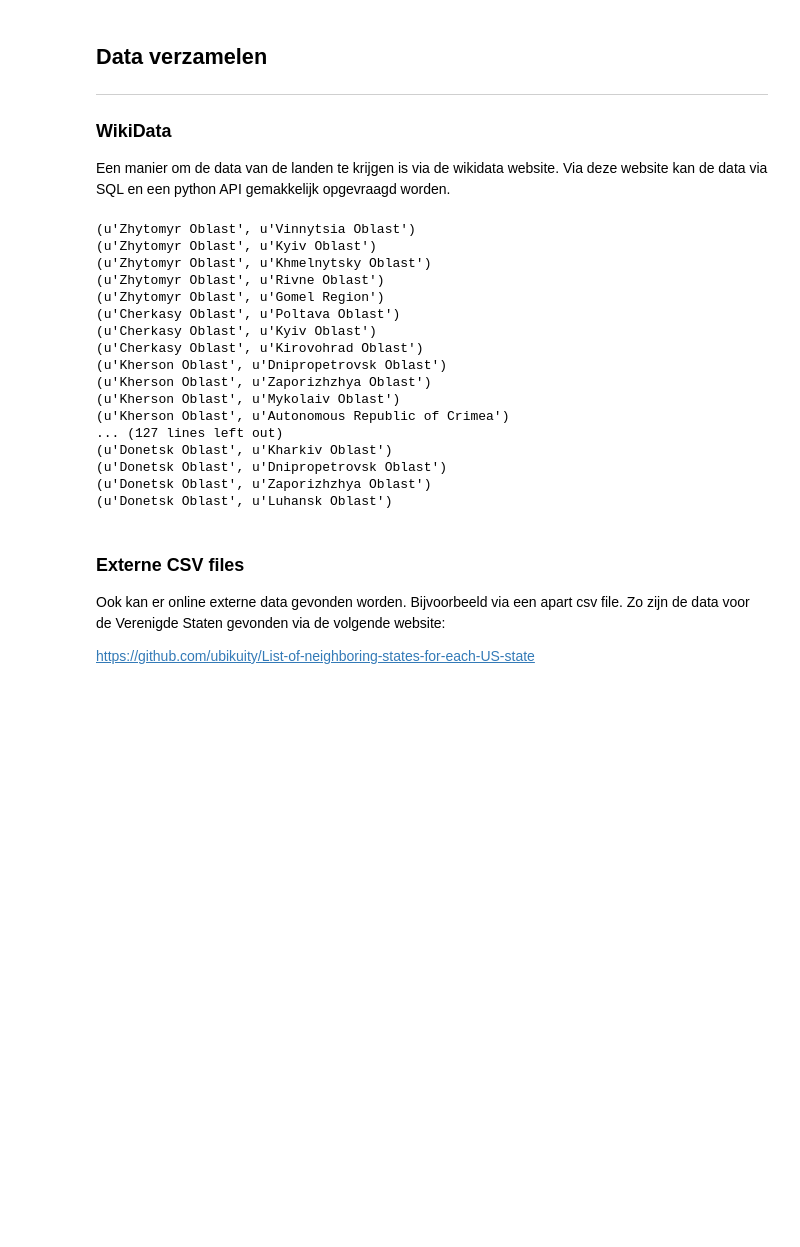
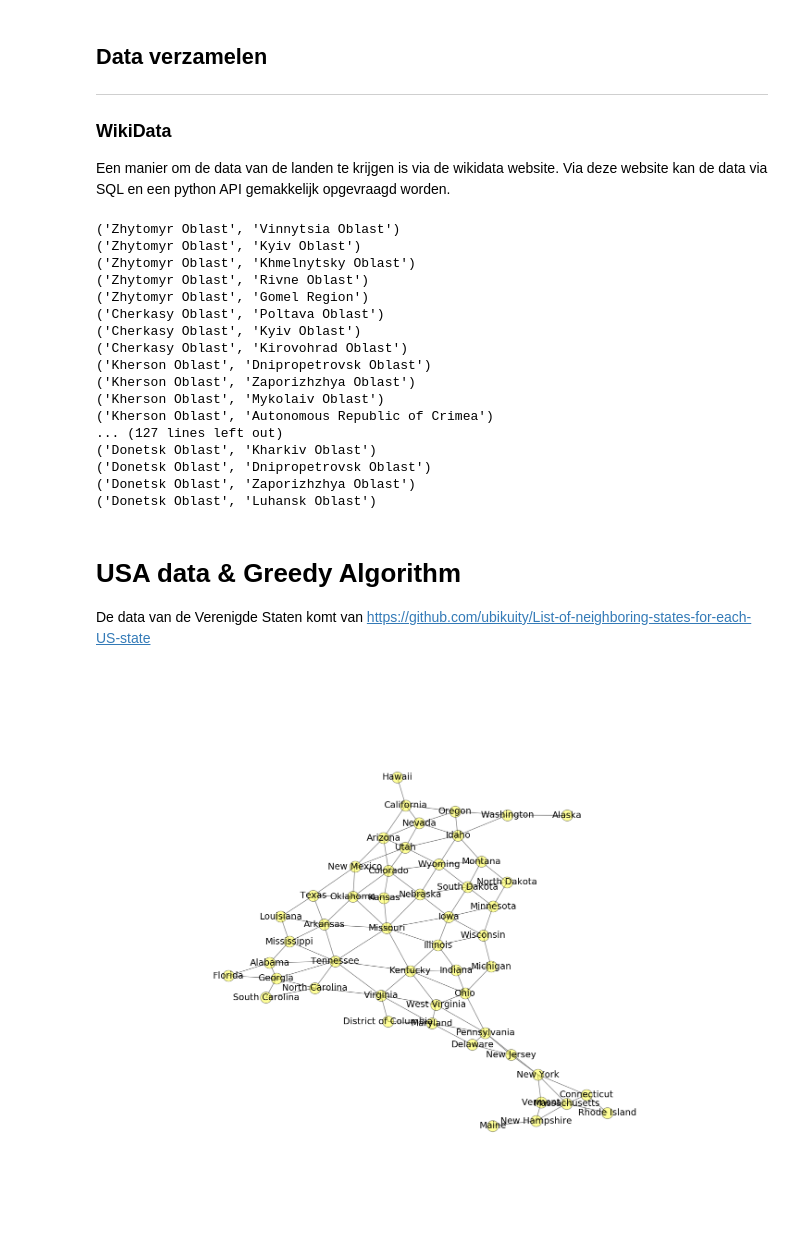
Before and after one commit to Wohesi/progtheorie, a Jupyter notebook: Presentatie.ipynb, the cells around one changed output. Drawn from its saved outputs; the diff is of its cells as text; code cells hidden in the pictures; blank space fills up the shorter version.

Commit message:
added USA and Greedy Algorithm info

```diff
--- a/Presentatie.ipynb
+++ b/Presentatie.ipynb
@@ -45,29 +45,65 @@ results = sparql.query().convert()
 for result in results["results"]["bindings"]:
     # Bordering Oblasts
     nb_oblasts = result['oblastLabel']['value'], result['borderLabel']['value']
-    print nb_oblasts
+    print(nb_oblasts)
 # %% [output]
-(u'Zhytomyr Oblast', u'Vinnytsia Oblast')
-(u'Zhytomyr Oblast', u'Kyiv Oblast')
-(u'Zhytomyr Oblast', u'Khmelnytsky Oblast')
-(u'Zhytomyr Oblast', u'Rivne Oblast')
-(u'Zhytomyr Oblast', u'Gomel Region')
-(u'Cherkasy Oblast', u'Poltava Oblast')
-(u'Cherkasy Oblast', u'Kyiv Oblast')
-(u'Cherkasy Oblast', u'Kirovohrad Oblast')
-(u'Kherson Oblast', u'Dnipropetrovsk Oblast')
-(u'Kherson Oblast', u'Zaporizhzhya Oblast')
-(u'Kherson Oblast', u'Mykolaiv Oblast')
-(u'Kherson Oblast', u'Autonomous Republic of Crimea')
+('Zhytomyr Oblast', 'Vinnytsia Oblast')
+('Zhytomyr Oblast', 'Kyiv Oblast')
+('Zhytomyr Oblast', 'Khmelnytsky Oblast')
+('Zhytomyr Oblast', 'Rivne Oblast')
+('Zhytomyr Oblast', 'Gomel Region')
+('Cherkasy Oblast', 'Poltava Oblast')
+('Cherkasy Oblast', 'Kyiv Oblast')
+('Cherkasy Oblast', 'Kirovohrad Oblast')
+('Kherson Oblast', 'Dnipropetrovsk Oblast')
+('Kherson Oblast', 'Zaporizhzhya Oblast')
+('Kherson Oblast', 'Mykolaiv Oblast')
+('Kherson Oblast', 'Autonomous Republic of Crimea')
 ... (127 lines left out)
-(u'Donetsk Oblast', u'Kharkiv Oblast')
-(u'Donetsk Oblast', u'Dnipropetrovsk Oblast')
-(u'Donetsk Oblast', u'Zaporizhzhya Oblast')
-(u'Donetsk Oblast', u'Luhansk Oblast')
+('Donetsk Oblast', 'Kharkiv Oblast')
+('Donetsk Oblast', 'Dnipropetrovsk Oblast')
+('Donetsk Oblast', 'Zaporizhzhya Oblast')
+('Donetsk Oblast', 'Luhansk Oblast')
 # %% [markdown]
-### Externe CSV files
+# USA data & Greedy Algorithm
 
-Ook kan er online externe data gevonden worden. Bijvoorbeeld via een apart csv file.
-Zo zijn de data voor de Verenigde Staten gevonden via de volgende website:
-
-https://github.com/ubikuity/List-of-neighboring-states-for-each-US-state
+De data van de Verenigde Staten komt van https://github.com/ubikuity/List-of-neighboring-states-for-each-US-state
+# %%
+import csv
+
+with open("neighbors-states.csv") as csvfile:
+    neighbours = csv.reader(csvfile)
+    neighbourpaircodes = [pair for pair in neighbours][1:]
+
+with open("states.csv") as csvfile:
+    s = csv.reader(csvfile)
+    statenames = {state[0]: state[1] for state in list(s)[1:]}
+
+neighbourpairs = [(statenames[i],statenames[j]) for i,j in neighbourpaircodes]
+# %%
+import networkx as nx
+import matplotlib.pyplot as plt
+
+USA = nx.Graph()
+USA.add_nodes_from(statenames.values(), freq=None)
+USA.add_edges_from(neighbourpairs)
+
+nx.spring_layout(USA)
+
+plt.figure(figsize=(15,15))
+
+pos = nx.spring_layout(USA)
+nx.draw_networkx_nodes(USA, pos,
+                        nodelist=USA.nodes(),
+                        node_color="yellow",
+                        alpha=0.4)
+nx.draw_networkx_labels(USA, pos,
+                        nodelist=USA.nodes(),
+                        font_size=14)
+nx.draw_networkx_edges(USA, pos,
+                        edgelist=USA.edges(),
+                        edge_color="grey")
+plt.axis('off')
+plt.show()
+# %% [output]
+[figure, added]
```
Also changed, not shown: parts of 5 cells of this notebook.
